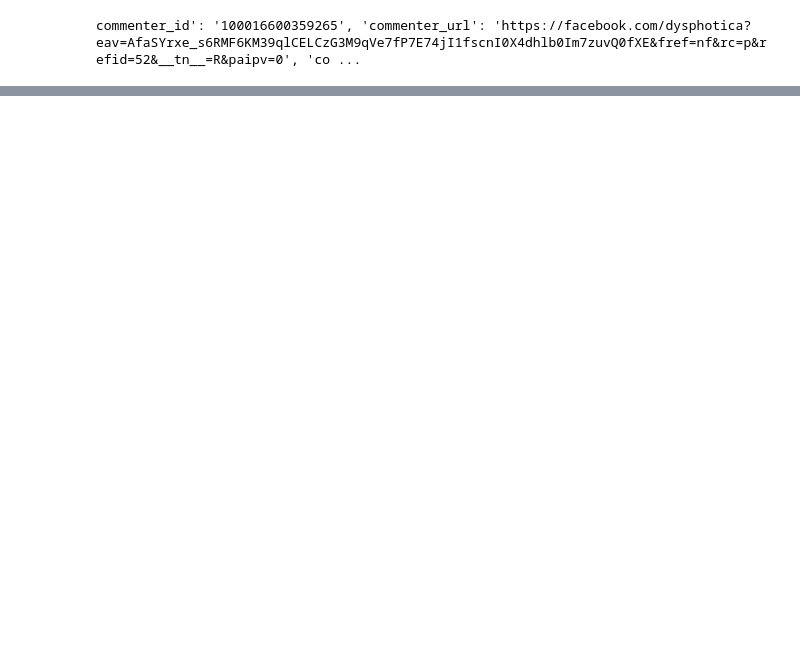
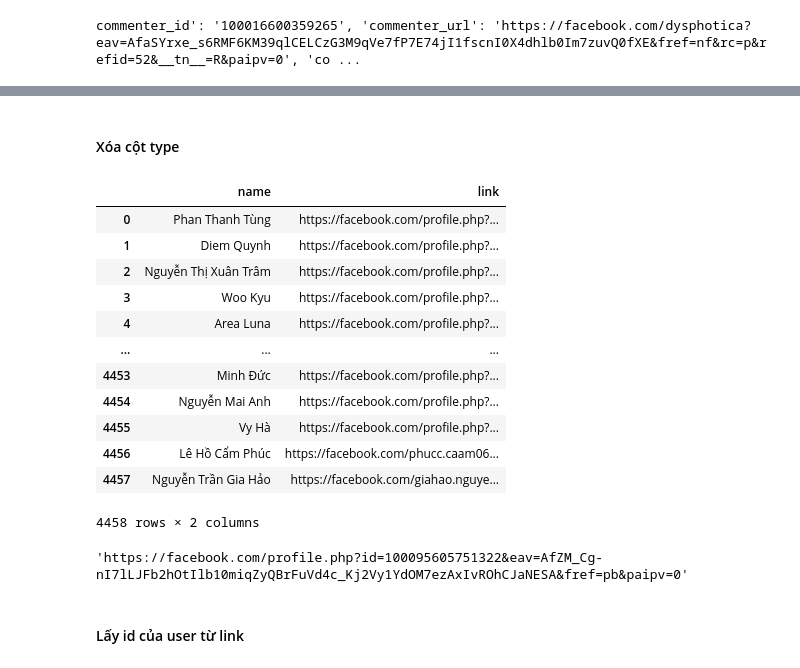
Before and after one commit to 4IUK/facebook_scraper, a Jupyter notebook: clean_data.ipynb, the cells around one changed output, grey strips where cells are left out. Saved outputs shown, nothing was run; the diff lists cells and outputs as text; code cells hidden in the pictures; blank space fills up the shorter version.

```diff
--- a/clean_data.ipynb
+++ b/clean_data.ipynb
@@ -140,0 +161,25 @@ commenter_id': '100003993590207', 'commenter_url': 'https://facebook.com/qvcuong
+# %% [markdown]
+#### Xóa cột type
+# %%
+reactor_df = reactor_df.drop('type', axis=1)
+reactor_df
+# %% [output]
+|  | name | link |
+| 0 | Phan Thanh Tùng | https://facebook.com/profile.php?... |
+| 1 | Diem Quynh | https://facebook.com/profile.php?... |
+| 2 | Nguyễn Thị Xuân Trâm | https://facebook.com/profile.php?... |
+| 3 | Woo Kyu | https://facebook.com/profile.php?... |
+| 4 | Area Luna | https://facebook.com/profile.php?... |
+| ... | ... | ... |
+| 4453 | Minh Đức | https://facebook.com/profile.php?... |
+| 4454 | Nguyễn Mai Anh | https://facebook.com/profile.php?... |
+| 4455 | Vy Hà | https://facebook.com/profile.php?... |
+| 4456 | Lê Hồ Cẩm Phúc | https://facebook.com/phucc.caam06... |
+| 4457 | Nguyễn Trần Gia Hảo | https://facebook.com/giahao.nguye... |
+4458 rows × 2 columns
+# %%
+reactor_df.link.iloc[0]
+# %% [output]
+'https://facebook.com/profile.php?id=100095605751322&eav=AfZM_Cg-nI7lLJFb2hOtIlb10miqZyQBrFuVd4c_Kj2Vy1YdOM7ezAxIvROhCJaNESA&fref=pb&paipv=0'
+# %% [markdown]
+#### Lấy id của user từ link
```
Also changed, not shown: parts of 12 cells of this notebook, 3 other files.
